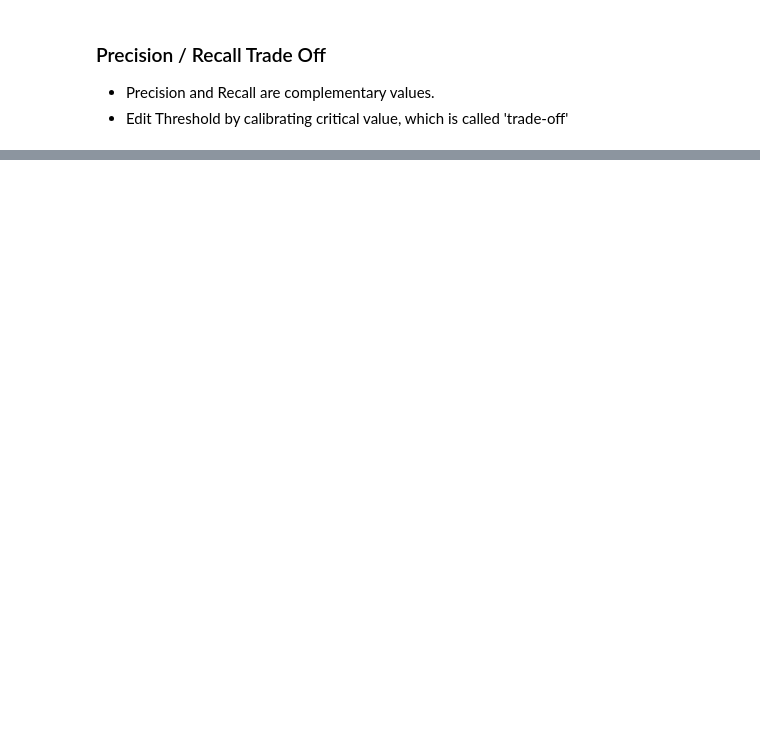
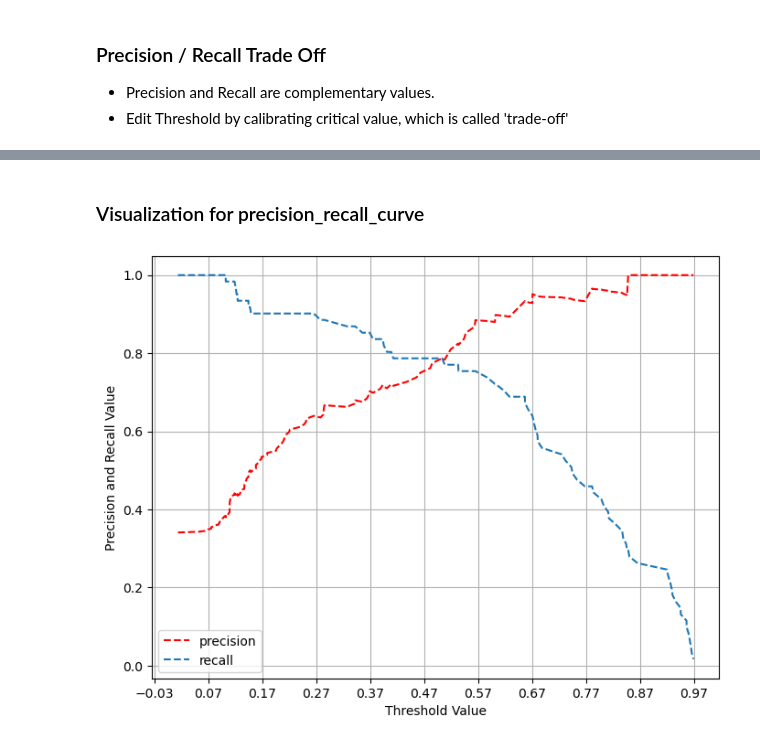
Before and after one commit to luna-negra/mltest, a Jupyter notebook: evaluation_classification.ipynb, the cells around one changed output, grey strips where cells are left out. Cells and saved outputs as stored; diff of their text form; code cells hidden in the pictures; blank space fills up the shorter version.

Commit message:
mltest: 2025.05.03 - Test with F1_Score

```diff
--- a/evaluation_classification.ipynb
+++ b/evaluation_classification.ipynb
@@ -166,7 +168,7 @@ for col in result.columns:
 features_data.drop(["Cabin", "Embarked"], axis=1, inplace=True)
 # %%
 # Confusion Matrix with Classification
-model = DecisionTreeClassifier()
+model = LogisticRegression()
 
 X_train, X_test, Y_train, Y_test = train_test_split(features_data, target_data, test_size=0.2, random_state=11)
 model.fit(X_train, Y_train)
@@ -193,7 +203,8 @@ Recall_Score: 0.73
 # %%
 # basically, trade-off value is 50:50
 # can check the individual result by calling predict_proba from the model class which has predicted test data.
-model.predict_proba(X_test)
+pred_proba = model.predict_proba(X_test)
 
 #  Negative Probability  /  Positive Probability
+pred_proba
 # %% [output]
@@ -216,0 +317,11 @@ array([[0.        , 1.        ],
+# %%
+from sklearn.metrics import precision_recall_curve, f1_score
+
+pred_proba_class1 = model.predict_proba(X_test)[:, 1]
+precision, recall, threshold = precision_recall_curve(Y_test, pred_proba_class1)
+
+for idx in range(len(threshold)):
+    print(f"Precision_score: {np.round(precision[idx], 4)}")
+    print(f"Recall_score: {np.round(recall[idx], 4)}")
+    print(f"Threshold: {np.round(threshold[idx], 4)}")
+    print("--")
@@ -216,0 +346,26 @@ array([[0.        , 1.        ],
+# %% [markdown]
+### Visualization for precision_recall_curve
+# %%
+import matplotlib.pyplot as plt
+import matplotlib.ticker as ticker
+
+def precision_recall_curve_plot(y_test, pred_proba_c1):
+    precision, recall, threshold = precision_recall_curve(y_test, pred_proba_c1)
+
+    plt.figure(figsize=(8,6))
+    threshold_boundary = threshold.shape[0]
+    plt.plot(threshold, precision[0:threshold_boundary], linestyle='--', label="precision", color="red")
+    plt.plot(threshold, recall[0:threshold_boundary], linestyle="--", label="recall")
+
+    start, end = plt.xlim()
+    plt.xticks(np.round(np.arange(start, end, 0.1), 2))
+
+    plt.xlabel("Threshold Value")
+    plt.ylabel("Precision and Recall Value")
+    plt.legend()
+    plt.grid()
+    plt.show()
+
+precision_recall_curve_plot(Y_test, pred_proba[:, 1])
+# %% [output]
+[figure, added]
```
Also changed, not shown: parts of 15 cells of this notebook, 1 other file.
